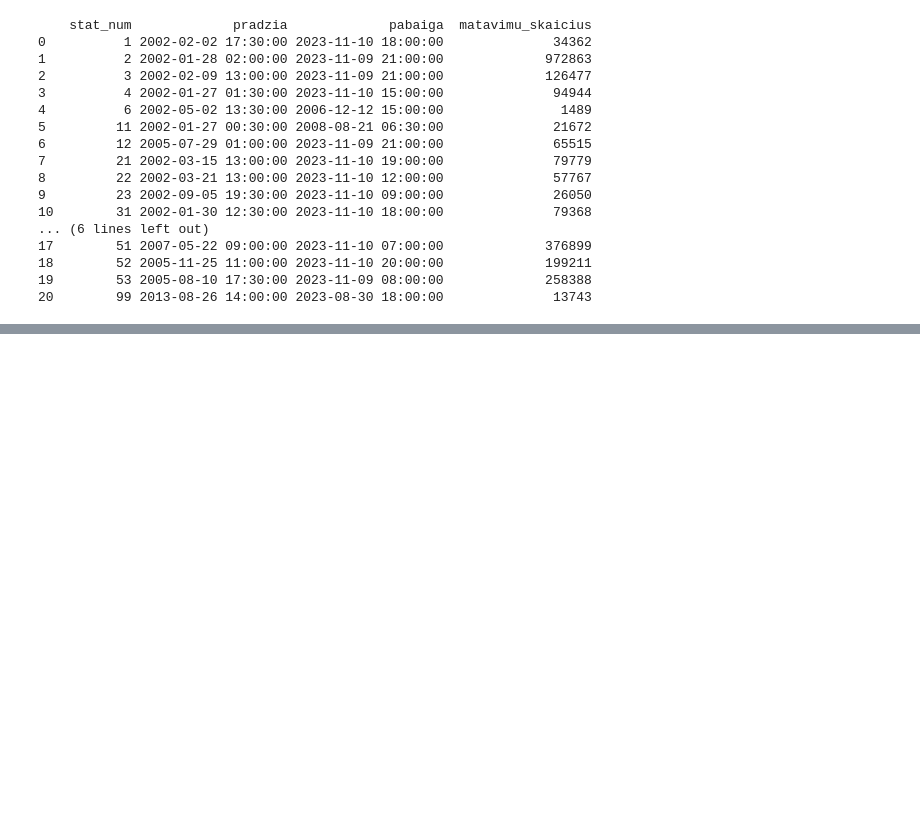
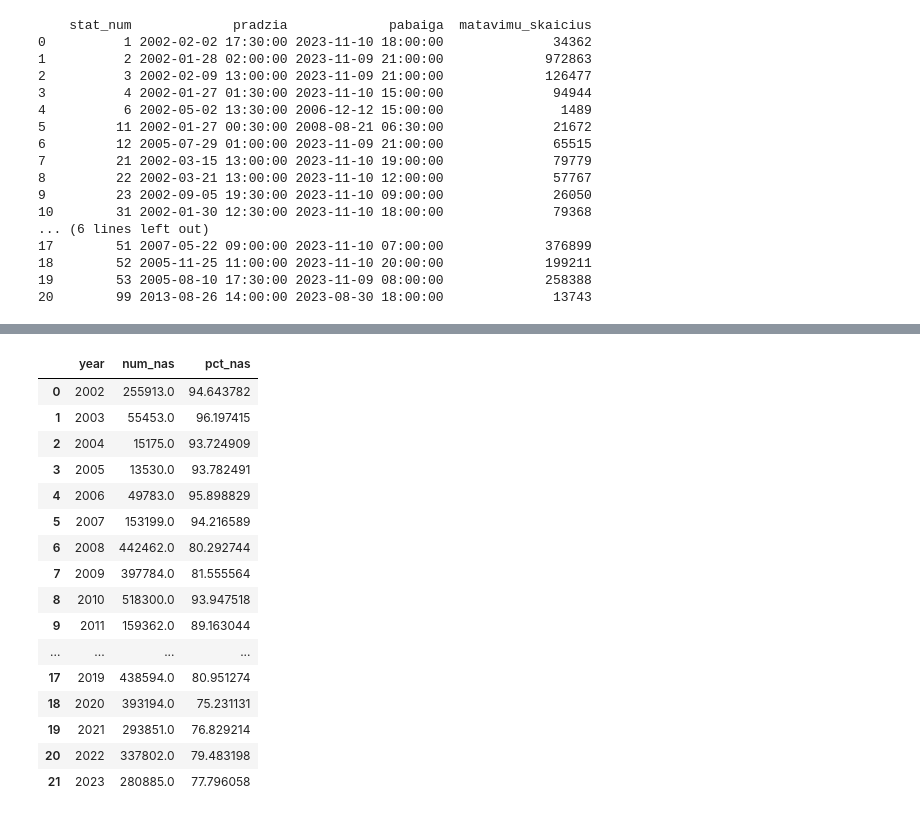
Before and after one commit to rugcer04/Duomenu_mokslo_projektas, a Jupyter notebook: code/python/datasets_prep/air_quality_dataset_prep.ipynb, the cells around one changed output, grey strips where cells are left out. Saved outputs shown, nothing was run; the diff lists cells and outputs as text; code cells hidden in the pictures; blank space fills up the shorter version.

```diff
--- a/code/python/datasets_prep/air_quality_dataset_prep.ipynb
+++ b/code/python/datasets_prep/air_quality_dataset_prep.ipynb
@@ -256,0 +343,26 @@ print(station_summary)
+# %%
+air_quality_data_Vilnius.assign(year=air_quality_data_Vilnius['ldatetime'].dt.year) \
+    .groupby('year') \
+    .apply(lambda x: pd.Series({
+        'num_nas': x.iloc[:, 1:].isna().sum().sum(),
+        'pct_nas': x.iloc[:, 1:].isna().sum().sum() / x.iloc[:, 1:].size * 100
+    })) \
+    .reset_index()
+# %% [output]
+|  | year | num_nas | pct_nas |
+| 0 | 2002 | 255913.0 | 94.643782 |
+| 1 | 2003 | 55453.0 | 96.197415 |
+| 2 | 2004 | 15175.0 | 93.724909 |
+| 3 | 2005 | 13530.0 | 93.782491 |
+| 4 | 2006 | 49783.0 | 95.898829 |
+| 5 | 2007 | 153199.0 | 94.216589 |
+| 6 | 2008 | 442462.0 | 80.292744 |
+| 7 | 2009 | 397784.0 | 81.555564 |
+| 8 | 2010 | 518300.0 | 93.947518 |
+| 9 | 2011 | 159362.0 | 89.163044 |
+| ... | ... | ... | ... |
+| 17 | 2019 | 438594.0 | 80.951274 |
+| 18 | 2020 | 393194.0 | 75.231131 |
+| 19 | 2021 | 293851.0 | 76.829214 |
+| 20 | 2022 | 337802.0 | 79.483198 |
+| 21 | 2023 | 280885.0 | 77.796058 |
```
Also changed, not shown: parts of 12 cells of this notebook.
